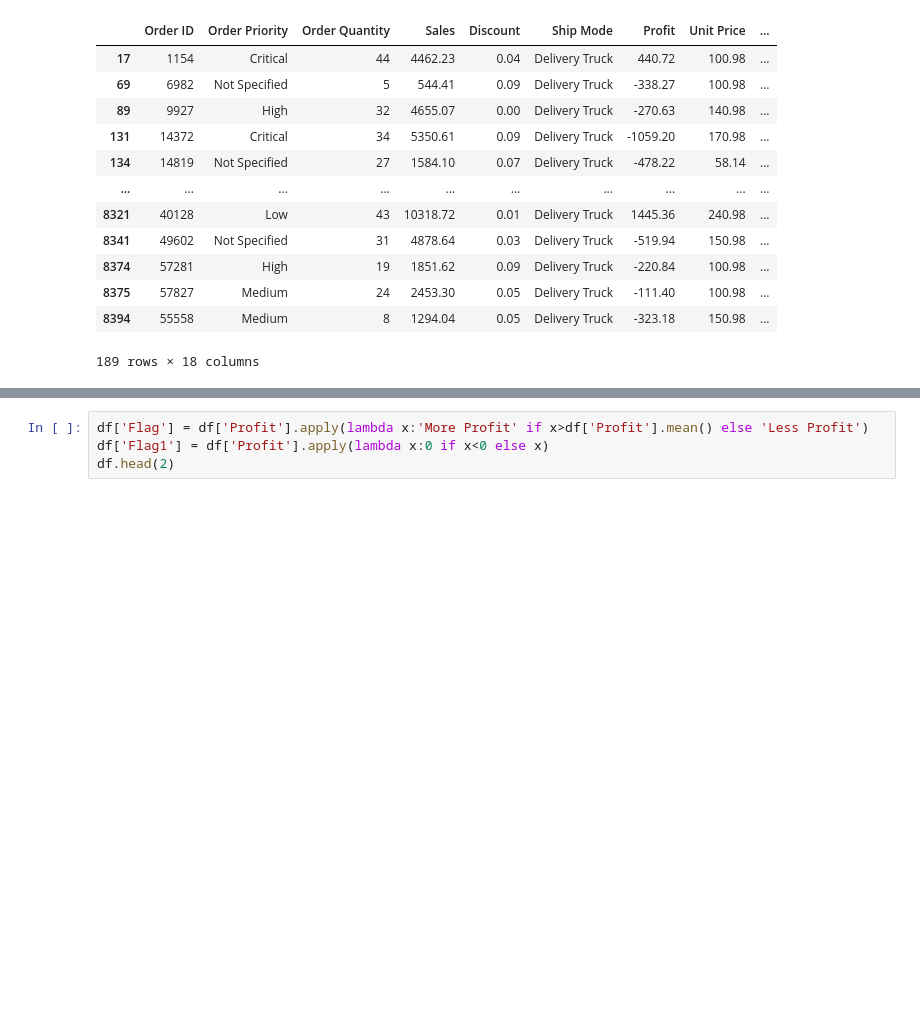
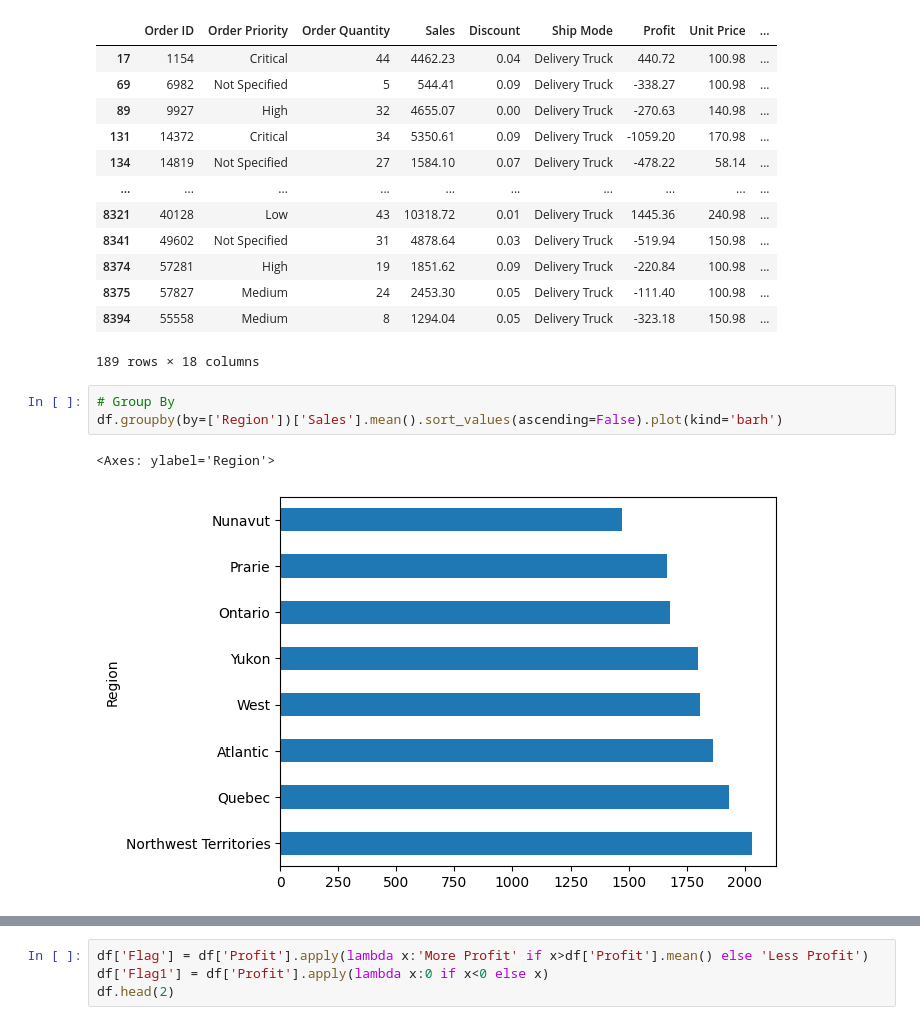
Before and after one commit to sayanroy07/Python_training, a Jupyter notebook: Part8.ipynb, the cells around one changed output, grey strips where cells are left out. Drawn from its saved outputs; the diff is of its cells as text; blank space fills up the shorter version.

```diff
--- a/Part8.ipynb
+++ b/Part8.ipynb
@@ -145,5 +184,11 @@ df[(df['Product Category']=='Furniture') & (df['Product Sub-Category']=='Bookcas
 | 8375 | 57827 | Medium | 24 | 2453.30 | 0.05 | Delivery Truck | -111.40 | 100.98 | ... |
 | 8394 | 55558 | Medium | 8 | 1294.04 | 0.05 | Delivery Truck | -323.18 | 150.98 | ... |
 189 rows × 18 columns
+# %%
+# Group By
+df.groupby(by=['Region'])['Sales'].mean().sort_values(ascending=False).plot(kind='barh')
+# %% [output]
+<Axes: ylabel='Region'>
+[figure, added]
 # %%
 # Group By
```
Also changed, not shown: parts of 12 cells of this notebook.
